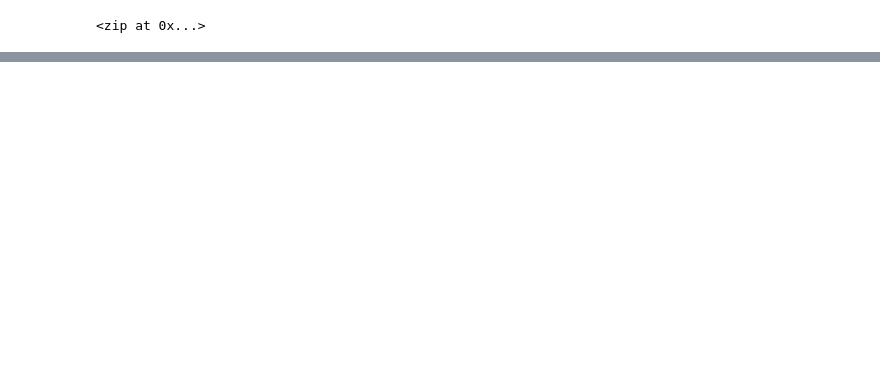
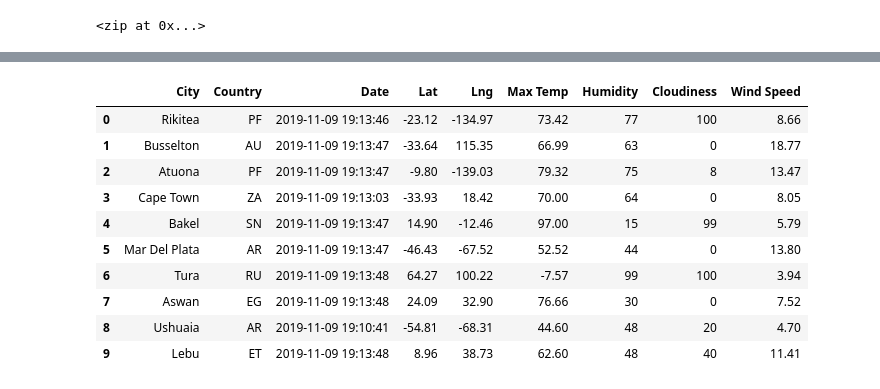
Before and after one commit to damianperreira/World_Weather_Analysis, a Jupyter notebook: WeatherPy.ipynb, the cells around one changed output, grey strips where cells are left out. Cells and saved outputs as stored; diff of their text form; code cells hidden in the pictures; blank space fills up the shorter version.

```diff
--- a/WeatherPy.ipynb
+++ b/WeatherPy.ipynb
@@ -29,0 +150,19 @@ len(cities)
+# %%
+# Reorder the columns as City, Country, Date, Lat, Lng, Max Temp, Humidity, Cloudiness, and Wind Speed,
+new_column_order = ["City", "Country", "Date","Lat","Lng","Max Temp","Humidity","Cloudiness","Wind Speed"]
+
+# Assign a new or the same DataFrame with new column order
+city_data_df = city_data_df[new_column_order]
+city_data_df.head(10)
+# %% [output]
+|  | City | Country | Date | Lat | Lng | Max Temp | Humidity | Cloudiness | Wind Speed |
+| 0 | Rikitea | PF | 2019-11-09 19:13:46 | -23.12 | -134.97 | 73.42 | 77 | 100 | 8.66 |
+| 1 | Busselton | AU | 2019-11-09 19:13:47 | -33.64 | 115.35 | 66.99 | 63 | 0 | 18.77 |
+| 2 | Atuona | PF | 2019-11-09 19:13:47 | -9.80 | -139.03 | 79.32 | 75 | 8 | 13.47 |
+| 3 | Cape Town | ZA | 2019-11-09 19:13:03 | -33.93 | 18.42 | 70.00 | 64 | 0 | 8.05 |
+| 4 | Bakel | SN | 2019-11-09 19:13:47 | 14.90 | -12.46 | 97.00 | 15 | 99 | 5.79 |
+| 5 | Mar Del Plata | AR | 2019-11-09 19:13:47 | -46.43 | -67.52 | 52.52 | 44 | 0 | 13.80 |
+| 6 | Tura | RU | 2019-11-09 19:13:48 | 64.27 | 100.22 | -7.57 | 99 | 100 | 3.94 |
+| 7 | Aswan | EG | 2019-11-09 19:13:48 | 24.09 | 32.90 | 76.66 | 30 | 0 | 7.52 |
+| 8 | Ushuaia | AR | 2019-11-09 19:10:41 | -54.81 | -68.31 | 44.60 | 48 | 20 | 4.70 |
+| 9 | Lebu | ET | 2019-11-09 19:13:48 | 8.96 | 38.73 | 62.60 | 48 | 40 | 11.41 |
```
Also changed, not shown: parts of 7 cells of this notebook, 3 other files.
